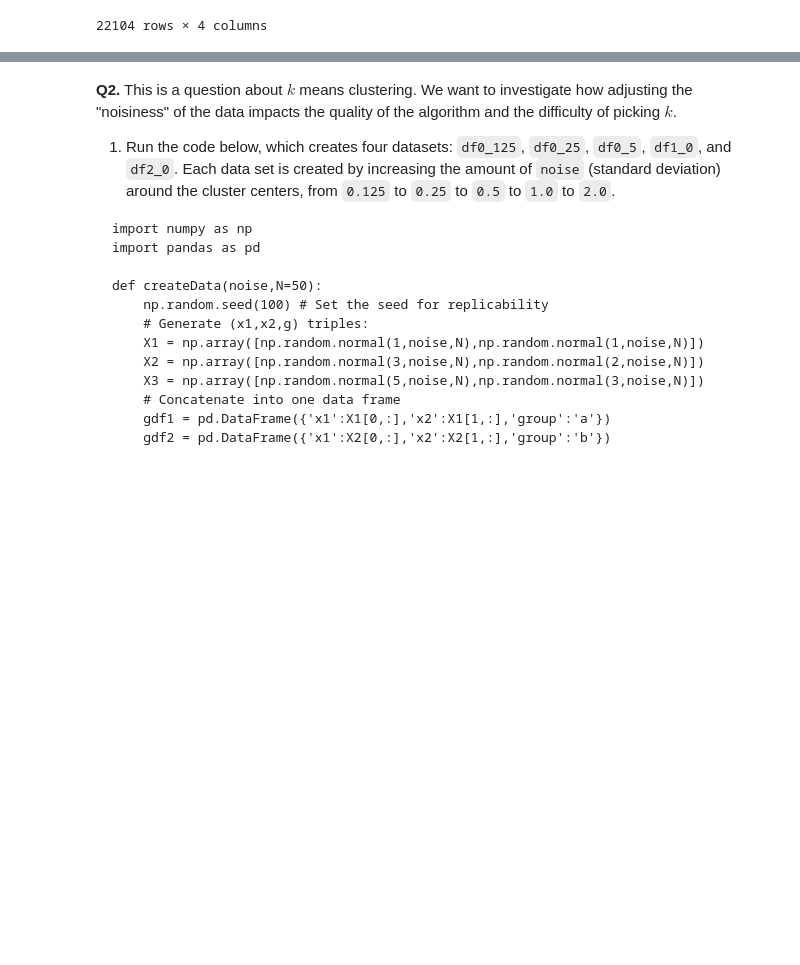
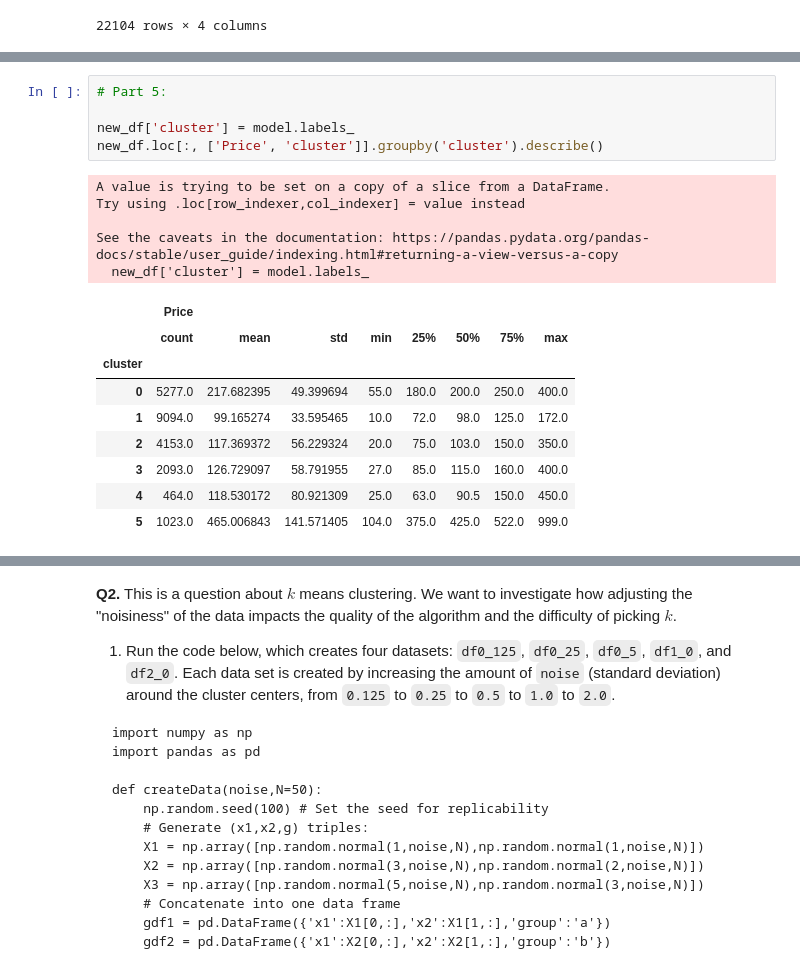
Before and after one commit to jillianhaig/kmc, a Jupyter notebook: assignment_kmc.ipynb, the cells around one changed output, grey strips where cells are left out. Drawn from its saved outputs; the diff is of its cells as text; blank space fills up the shorter version.

```diff
--- a/assignment_kmc.ipynb
+++ b/assignment_kmc.ipynb
@@ -164,0 +183,20 @@ df2['cluster'] = model.labels_
+# %%
+# Part 5:
+
+new_df['cluster'] = model.labels_
+new_df.loc[:, ['Price', 'cluster']].groupby('cluster').describe()
+# %% [output]
+A value is trying to be set on a copy of a slice from a DataFrame.
+Try using .loc[row_indexer,col_indexer] = value instead
+
+See the caveats in the documentation: https://pandas.pydata.org/pandas-docs/stable/user_guide/indexing.html#returning-a-view-versus-a-copy
+  new_df['cluster'] = model.labels_
+|  | Price |  |  |  |  |  |  |  |
+|  | count | mean | std | min | 25% | 50% | 75% | max |
+| cluster |  |  |  |  |  |  |  |  |
+| 0 | 5277.0 | 217.682395 | 49.399694 | 55.0 | 180.0 | 200.0 | 250.0 | 400.0 |
+| 1 | 9094.0 | 99.165274 | 33.595465 | 10.0 | 72.0 | 98.0 | 125.0 | 172.0 |
+| 2 | 4153.0 | 117.369372 | 56.229324 | 20.0 | 75.0 | 103.0 | 150.0 | 350.0 |
+| 3 | 2093.0 | 126.729097 | 58.791955 | 27.0 | 85.0 | 115.0 | 160.0 | 400.0 |
+| 4 | 464.0 | 118.530172 | 80.921309 | 25.0 | 63.0 | 90.5 | 150.0 | 450.0 |
+| 5 | 1023.0 | 465.006843 | 141.571405 | 104.0 | 375.0 | 425.0 | 522.0 | 999.0 |
```
Also changed, not shown: parts of 8 cells of this notebook.
